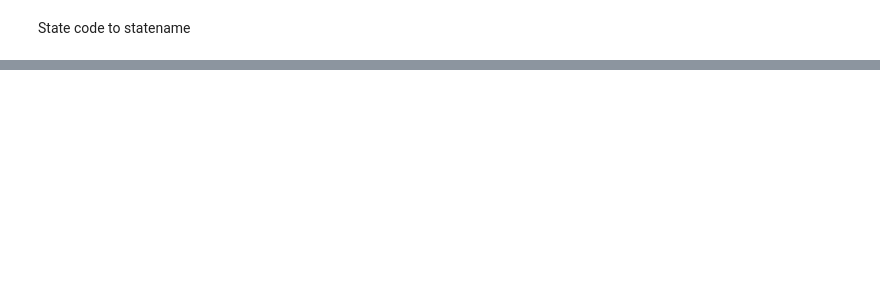
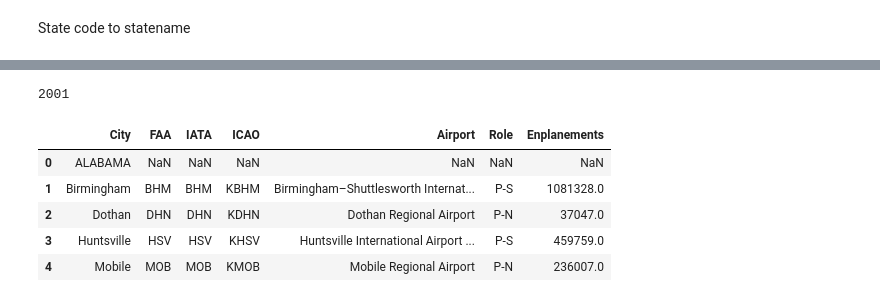
Before and after one commit to maxvangalen/WT-Data, a Jupyter notebook: DataAnalysisMax.ipynb, the cells around one changed output, grey strips where cells are left out. Drawn from its saved outputs; the diff is of its cells as text; code cells hidden in the pictures; blank space fills up the shorter version.

```diff
--- a/DataAnalysisMax.ipynb
+++ b/DataAnalysisMax.ipynb
@@ -409,0 +441,18 @@ print(websitedf)
+# %%
+df['Airport_Code'].nunique()
+# %% [output]
+2001
+# %%
+url = 'https://en.wikipedia.org/wiki/List_of_airports_in_the_United_States'
+html = requests.get(url).content
+df_list = pd.read_html(html)
+airportdf = df_list[-2]
+# %%
+airportdf.head()
+# %% [output]
+|  | City | FAA | IATA | ICAO | Airport | Role | Enplanements |
+| 0 | ALABAMA | NaN | NaN | NaN | NaN | NaN | NaN |
+| 1 | Birmingham | BHM | BHM | KBHM | Birmingham–Shuttlesworth Internat... | P-S | 1081328.0 |
+| 2 | Dothan | DHN | DHN | KDHN | Dothan Regional Airport | P-N | 37047.0 |
+| 3 | Huntsville | HSV | HSV | KHSV | Huntsville International Airport ... | P-S | 459759.0 |
+| 4 | Mobile | MOB | MOB | KMOB | Mobile Regional Airport | P-N | 236007.0 |
```
Also changed, not shown: parts of 9 cells of this notebook, 2 other files.
